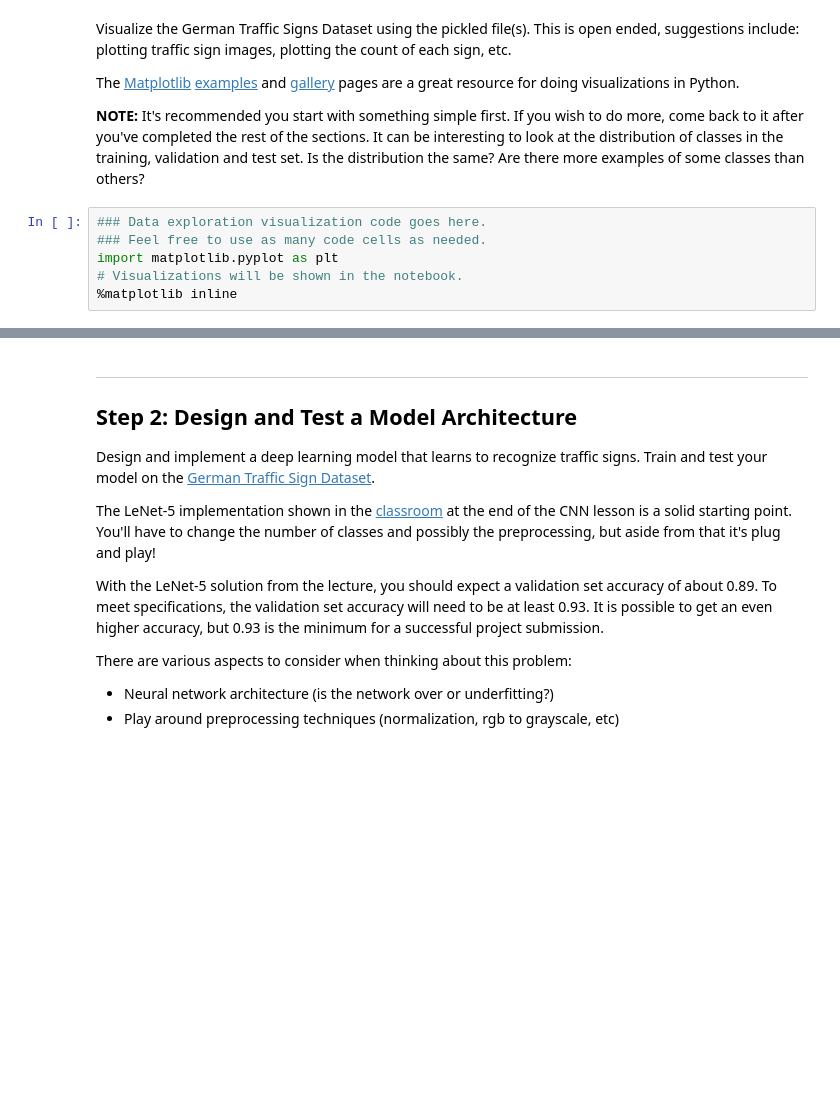
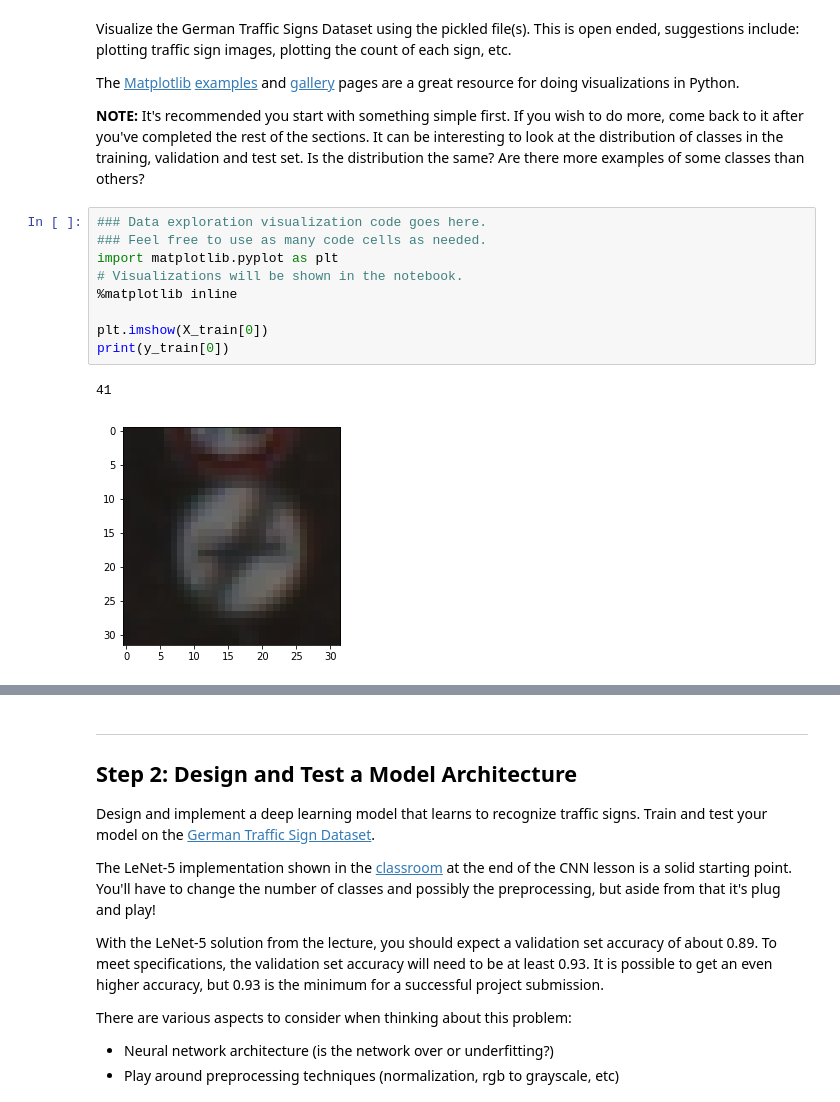
Before and after one commit to VitaliiLakusta/CarND-Traffic-Sign-Classifier, a Jupyter notebook: Traffic_Sign_Classifier.ipynb, the cells around one changed output, grey strips where cells are left out. Drawn from its saved outputs; the diff is of its cells as text; blank space fills up the shorter version.

```diff
--- a/Traffic_Sign_Classifier.ipynb
+++ b/Traffic_Sign_Classifier.ipynb
@@ -95,6 +96,12 @@ The [Matplotlib](http://matplotlib.org/) [examples](http://matplotlib.org/exampl
 # %%
 ### Data exploration visualization code goes here.
 ### Feel free to use as many code cells as needed.
 import matplotlib.pyplot as plt
 # Visualizations will be shown in the notebook.
 %matplotlib inline
+
+plt.imshow(X_train[0])
+print(y_train[0])
+# %% [output]
+41
+[figure, added]
```
Also changed, not shown: parts of 10 cells of this notebook, 1 other file.
